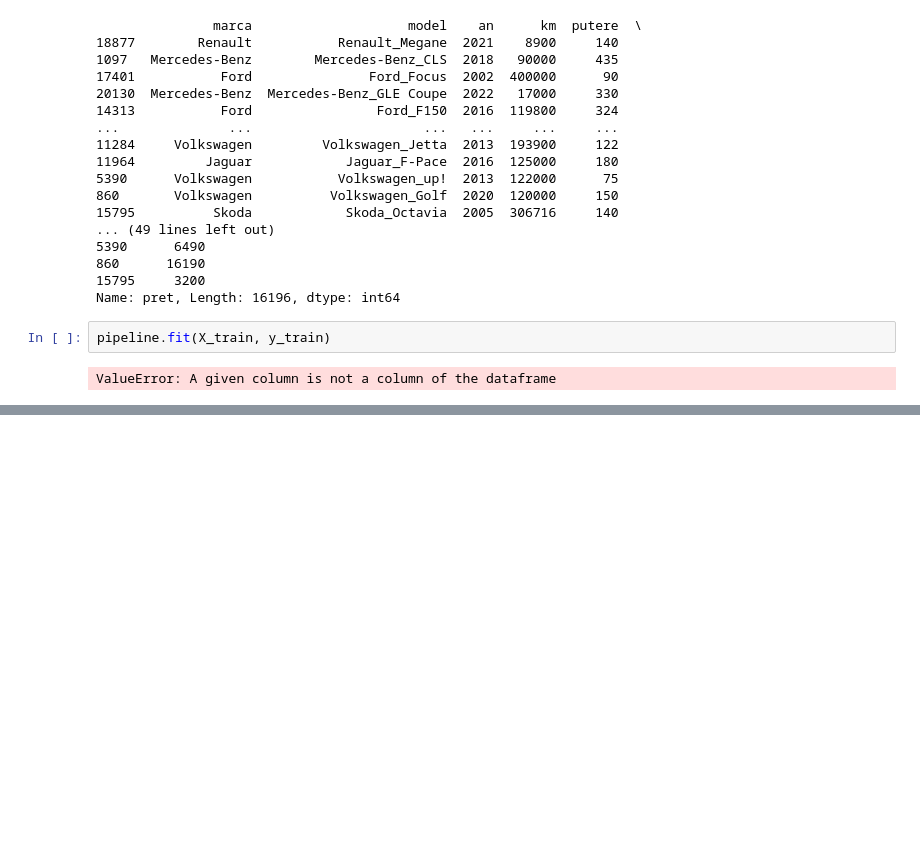
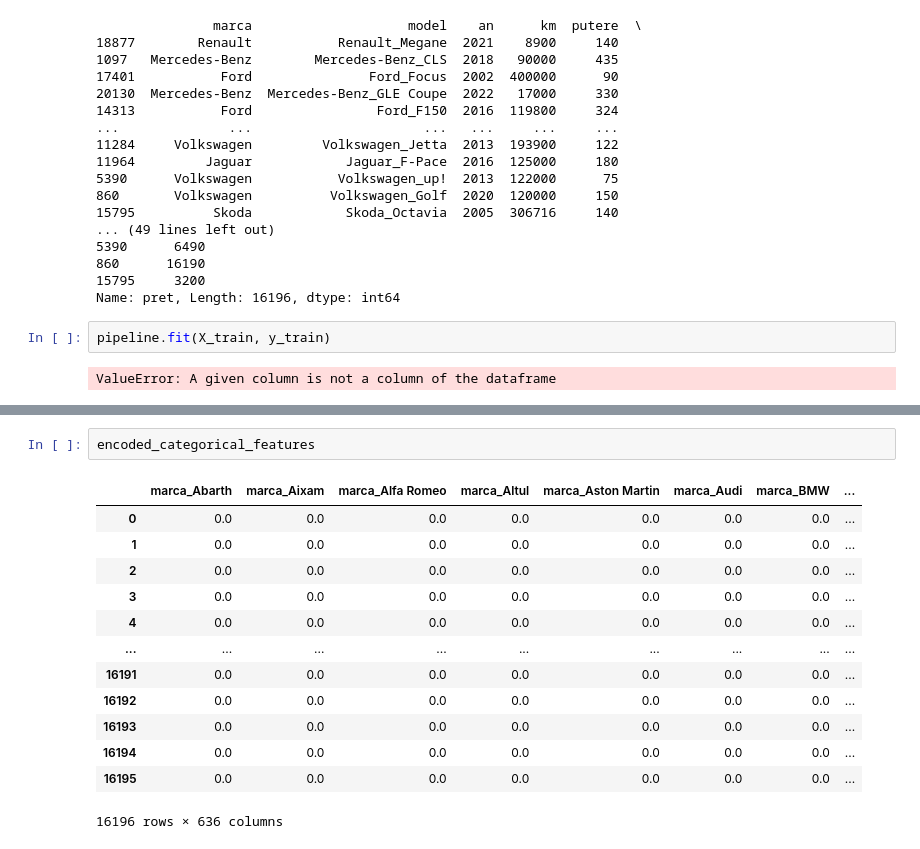
Before and after one commit to horatiuwest/PredictionExerciseCarPrices, a Jupyter notebook: Prediction.ipynb, the cells around one changed output, grey strips where cells are left out. Saved outputs shown, nothing was run; the diff lists cells and outputs as text; blank space fills up the shorter version.

```diff
--- a/Prediction.ipynb
+++ b/Prediction.ipynb
@@ -110,0 +250,16 @@ ValueError: A given column is not a column of the dataframe
+# %%
+encoded_categorical_features
+# %% [output]
+|  | marca_Abarth | marca_Aixam | marca_Alfa Romeo | marca_Altul | marca_Aston Martin | marca_Audi | marca_BMW | ... |
+| 0 | 0.0 | 0.0 | 0.0 | 0.0 | 0.0 | 0.0 | 0.0 | ... |
+| 1 | 0.0 | 0.0 | 0.0 | 0.0 | 0.0 | 0.0 | 0.0 | ... |
+| 2 | 0.0 | 0.0 | 0.0 | 0.0 | 0.0 | 0.0 | 0.0 | ... |
+| 3 | 0.0 | 0.0 | 0.0 | 0.0 | 0.0 | 0.0 | 0.0 | ... |
+| 4 | 0.0 | 0.0 | 0.0 | 0.0 | 0.0 | 0.0 | 0.0 | ... |
+| ... | ... | ... | ... | ... | ... | ... | ... | ... |
+| 16191 | 0.0 | 0.0 | 0.0 | 0.0 | 0.0 | 0.0 | 0.0 | ... |
+| 16192 | 0.0 | 0.0 | 0.0 | 0.0 | 0.0 | 0.0 | 0.0 | ... |
+| 16193 | 0.0 | 0.0 | 0.0 | 0.0 | 0.0 | 0.0 | 0.0 | ... |
+| 16194 | 0.0 | 0.0 | 0.0 | 0.0 | 0.0 | 0.0 | 0.0 | ... |
+| 16195 | 0.0 | 0.0 | 0.0 | 0.0 | 0.0 | 0.0 | 0.0 | ... |
+16196 rows × 636 columns
```
Also changed, not shown: parts of 20 cells of this notebook, 3 other files.
